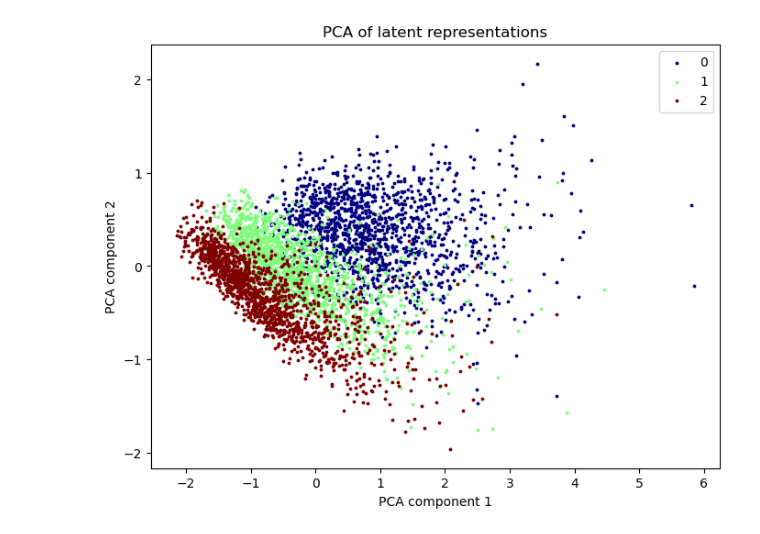
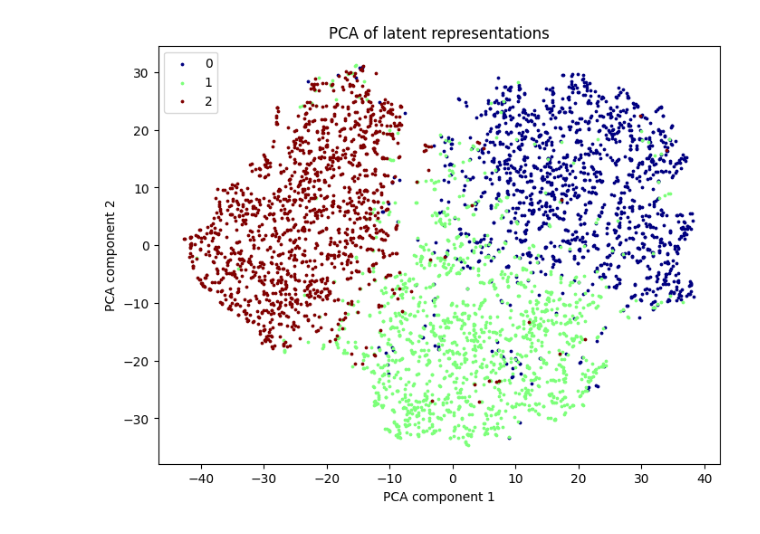
Before and after one commit to villrv/ppae, a Jupyter notebook: debugging.ipynb, the cells around one changed output. Drawn from its saved outputs; the diff is of its cells as text; code cells hidden in the pictures.

```diff
--- a/debugging.ipynb
+++ b/debugging.ipynb
@@ -52,34 +56,46 @@ with torch.no_grad():
     z = model.latent.cpu().numpy()
 # %%
 ##### t-SNE
-# from sklearn.manifold import TSNE
-
-# # Apply t-SNE
-# tsne = TSNE(n_components=2, random_state=42)
-# embedding = tsne.fit_transform(z)
+from bhtsne import tsne
+data_nd_tsne = tsne(z.astype(np.float64))
 
 
-##### PCA
-from sklearn.decomposition import PCA
-pca = PCA(n_components=2)
-embedding = pca.fit_transform(z)
+# ##### PCA
+# from sklearn.decomposition import PCA
+# pca = PCA(n_components=2)
+# embedding = pca.fit_transform(z)
 
-labels = test_batch['type'].numpy()
-unique_labels = np.unique(labels)
-colors = plt.cm.jet(np.linspace(0, 1, len(unique_labels)))
+# labels = test_batch['type'].numpy()
+# unique_labels = np.unique(labels)
+# colors = plt.cm.jet(np.linspace(0, 1, len(unique_labels)))
 
-plt.figure(figsize=(8, 6))
-for i, label in enumerate(unique_labels):
-    idx = labels == label
-    plt.scatter(embedding[idx, 0], embedding[idx, 1], color=colors[i], label=label, marker='o',s=3)
+# plt.figure(figsize=(8, 6))
+# for i, label in enumerate(unique_labels):
+#     idx = labels == label
+#     plt.scatter(embedding[idx, 0], embedding[idx, 1], color=colors[i], label=label, marker='o',s=3)
 
-plt.xlabel('PCA component 1')
-plt.ylabel('PCA component 2')
-plt.legend(loc='best')
-plt.title('PCA of latent representations')
-plt.show()
+# plt.xlabel('PCA component 1')
+# plt.ylabel('PCA component 2')
+# plt.legend(loc='best')
+# plt.title('PCA of latent representations')
+# plt.show()
-# %% [output]
-[figure, removed]
+# %%
+labels = test_batch['type'].numpy()
+unique_labels = np.unique(labels)
+colors = plt.cm.jet(np.linspace(0, 1, len(unique_labels)))
+
+plt.figure(figsize=(8, 6))
+for i, label in enumerate(unique_labels):
+    idx = labels == label
+    plt.scatter(data_nd_tsne[idx, 0], data_nd_tsne[idx, 1], color=colors[i], label=label, marker='o',s=3)
+
+plt.xlabel('PCA component 1')
+plt.ylabel('PCA component 2')
+plt.legend(loc='best')
+plt.title('PCA of latent representations')
+plt.show()
+# %% [output]
+[figure, added]
 # %%
 labels = test_batch['type'].numpy()
 unique_labels = np.unique(labels)
```
Also changed, not shown: parts of 6 cells of this notebook, 16 other files.
